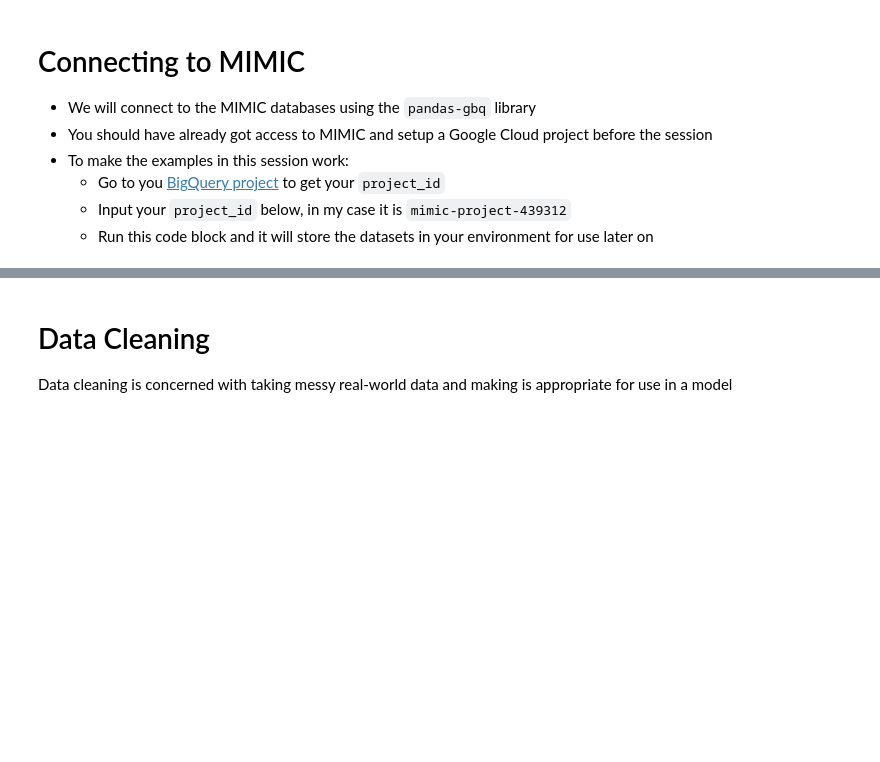
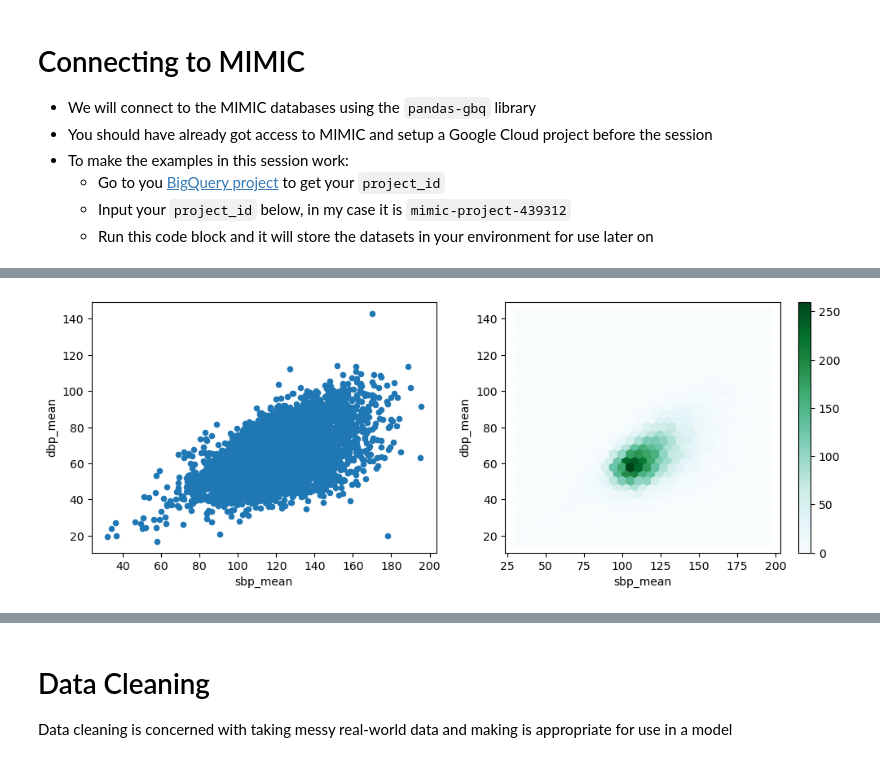
Before and after one commit to stuartbowyer/teaching.bowyer.github.io, a Jupyter notebook: SDSAI/3/ML_Foundations_and_Data_Preparation.ipynb, the cells around one changed output, grey strips where cells are left out. Cells and saved outputs as stored; diff of their text form; code cells hidden in the pictures; blank space fills up the shorter version.

```diff
--- a/SDSAI/3/ML_Foundations_and_Data_Preparation.ipynb
+++ b/SDSAI/3/ML_Foundations_and_Data_Preparation.ipynb
@@ -53,0 +309,7 @@ TODO
+# %%
+fig, axes = plt.subplots(ncols=2,figsize=(12,4))
+df_day1_vitalsign.plot.scatter('sbp_mean', 'dbp_mean', ax=axes[0])
+df_day1_vitalsign.plot.hexbin('sbp_mean', 'dbp_mean', gridsize=30, ax=axes[1])
+plt.show()
+# %% [output]
+[figure, added]
```
Also changed, not shown: parts of 90 cells of this notebook, 10 other files.
